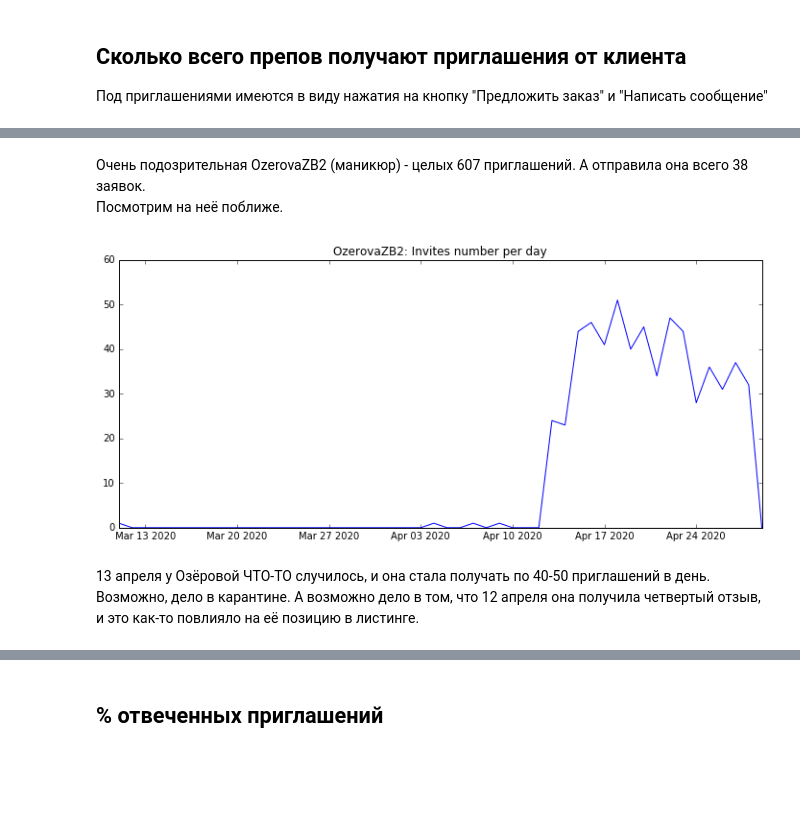
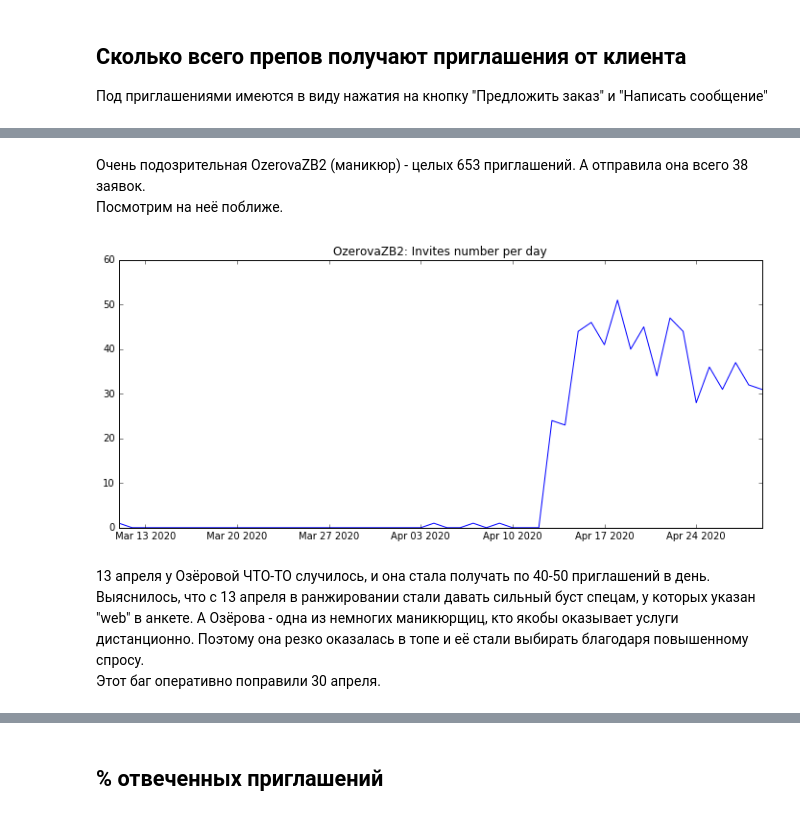
Before and after one commit to NadyaMotina/profi_analytics, a Jupyter notebook: Prep Ratings/responsiveness_research.ipynb, the cells around one changed output, grey strips where cells are left out. Cells and saved outputs as stored; diff of their text form; code cells hidden in the pictures; blank space fills up the shorter version.

```diff
--- a/Prep Ratings/responsiveness_research.ipynb
+++ b/Prep Ratings/responsiveness_research.ipynb
@@ -128,26 +144,28 @@ TishaiRR         122
 Name: invite_id, dtype: int64
 # %% [markdown]
-Очень подозрительная OzerovaZB2 (маникюр) - целых 607 приглашений. А отправила она всего 38 заявок.<br>
+Очень подозрительная OzerovaZB2 (маникюр) - целых 653 приглашений. А отправила она всего 38 заявок.<br>
 Посмотрим на неё поближе.
 # %%
 ozerova = df[df['prep_id'] == 'OzerovaZB2']
 ozerova['invite_dt'] = ozerova['invite_dt'].dt.date
 
 # ozerova.groupby(['invite_dt'])['invite_id'].count()
 
 ozerova_invites_per_day = []
 dates = [ozerova['invite_dt'].min() + timedelta(n) for n in range(50)]
-for single_date in (ozerova['invite_dt'].min() + timedelta(n) for n in range(50)):
+for single_date in dates:
     ozerova_invites_per_day.append(ozerova[ozerova['invite_dt'] == single_date]['invite_id'].count())
 
 plt.figure(figsize=(12,5))
 plt.plot(dates, ozerova_invites_per_day)
 plt.title('OzerovaZB2: Invites number per day')
 plt.show()
 # %% [output]
-[figure, old version]
+[figure, new version]
-# %% [markdown]
-13 апреля у Озёровой ЧТО-ТО случилось, и она стала получать по 40-50 приглашений в день. Возможно, дело в карантине. А возможно дело в том, что 12 апреля она получила четвертый отзыв, и это как-то повлияло на её позицию в листинге.
+# %% [markdown]
+13 апреля у Озёровой ЧТО-ТО случилось, и она стала получать по 40-50 приглашений в день. <br>
+Выяснилось, что с 13 апреля в ранжировании стали давать сильный буст спецам, у которых указан "web" в анкете. А Озёрова - одна из немногих маникюрщиц, кто якобы оказывает услуги дистанционно. Поэтому она резко оказалась в топе и её стали выбирать благодаря повышенному спросу. <br>
+Этот баг оперативно поправили 30 апреля.
 # %%
 df_preps_invites_count = df.groupby(['prep_id'])['invite_id'].count()
 print 'Процент препов, у которых всего 1 приглашение: ', \
```
Also changed, not shown: parts of 21 cells of this notebook.
